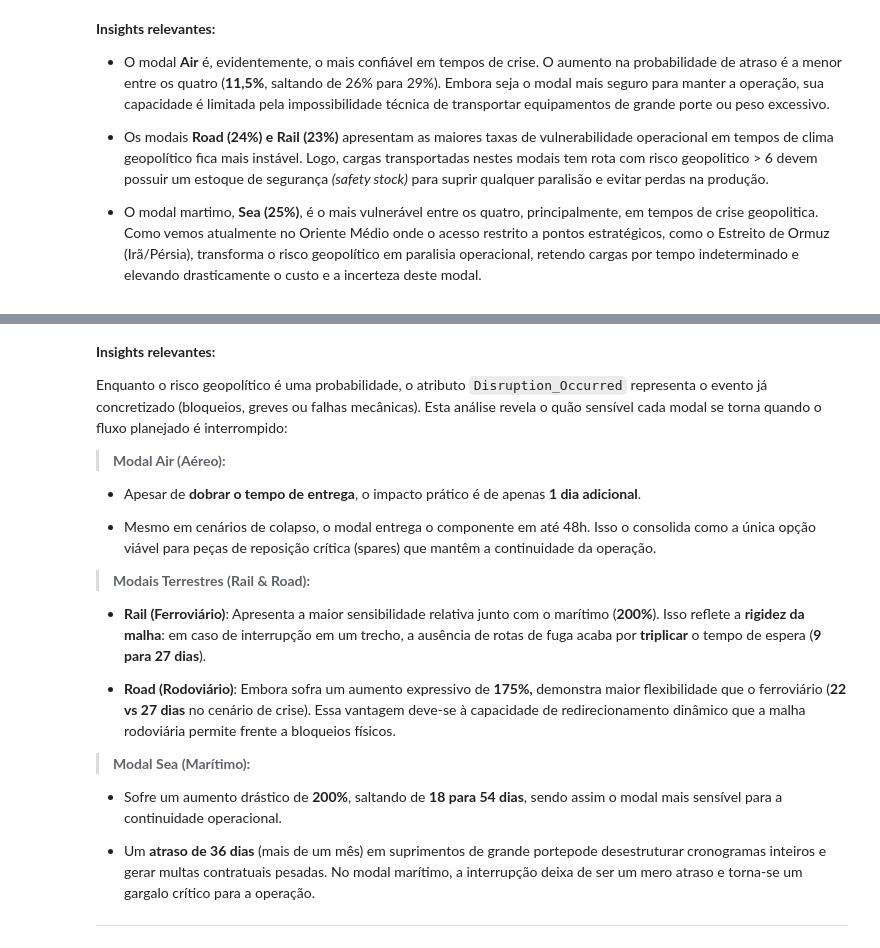
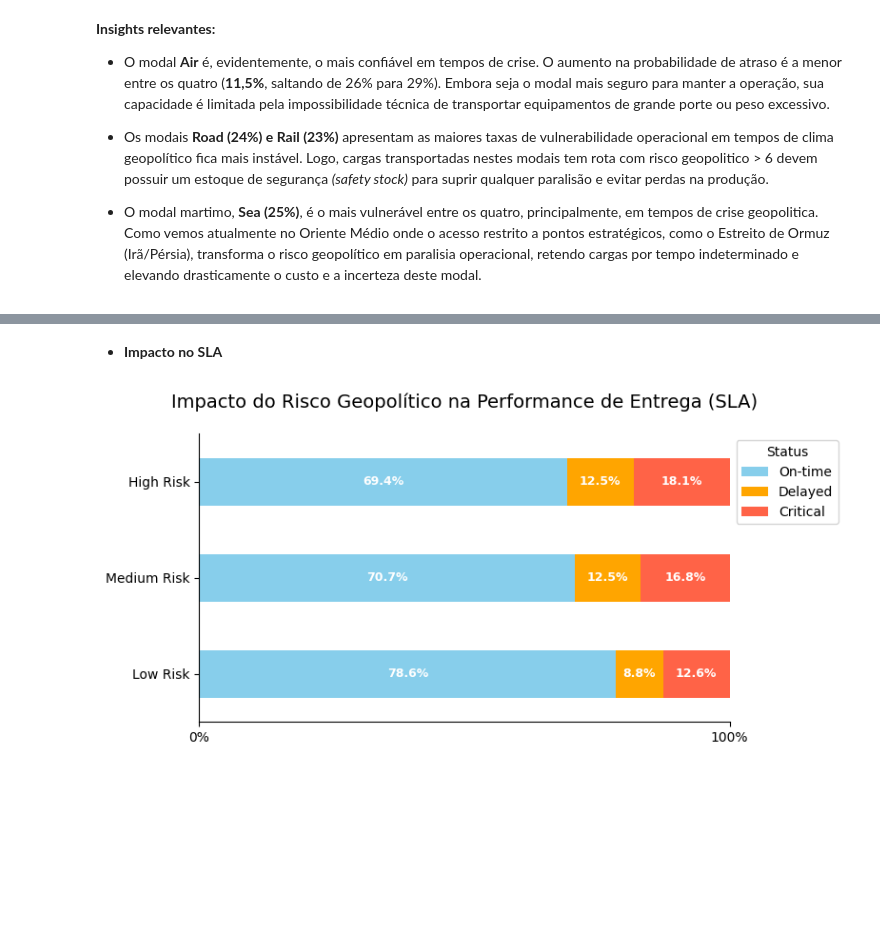
Before and after one commit to juliafarah/MVP_Data_Analysis, a Jupyter notebook: MVP_Data_Analysis.ipynb, the cells around one changed output, grey strips where cells are left out. Saved outputs shown, nothing was run; the diff lists cells and outputs as text; code cells hidden in the pictures; blank space fills up the shorter version.

```diff
--- a/MVP_Data_Analysis.ipynb
+++ b/MVP_Data_Analysis.ipynb
@@ -802,25 +834,52 @@ plt.show()
-# %% [markdown]
-**Insights relevantes:**
-
-Enquanto o risco geopolítico é uma probabilidade, o atributo `Disruption_Occurred` representa o evento já concretizado (bloqueios, greves ou falhas mecânicas). Esta análise revela o quão sensível cada modal se torna quando o fluxo planejado é interrompido:
-
-> **Modal Air (Aéreo):**
-
-* Apesar de **dobrar o tempo de entrega**, o impacto prático é de apenas **1 dia adicional**.
-
-* Mesmo em cenários de colapso, o modal entrega o componente em até 48h. Isso o consolida como a única opção viável para peças de reposição crítica (spares) que mantêm a continuidade da operação.
-
-> **Modais Terrestres (Rail & Road):**
-
-* **Rail (Ferroviário)**: Apresenta a maior sensibilidade relativa junto com o marítimo (**200%**). Isso reflete a **rigidez da malha**: em caso de interrupção em um trecho, a ausência de rotas de fuga acaba por **triplicar** o tempo de espera (**9 para 27 dias**).
-
-* **Road (Rodoviário)**: Embora sofra um aumento expressivo de **175%,** demonstra maior flexibilidade que o ferroviário (**22 vs 27 dias** no cenário de crise). Essa vantagem deve-se à capacidade de redirecionamento dinâmico que a malha rodoviária permite frente a bloqueios físicos.
-
-> **Modal Sea (Marítimo):**
-
-* Sofre um aumento drástico de **200%**, saltando de **18 para 54 dias**, sendo assim o modal mais sensível para a continuidade operacional.
-
-* Um **atraso de 36 dias** (mais de um mês) em suprimentos de grande portepode desestruturar cronogramas inteiros e gerar multas contratuais pesadas. No modal marítimo, a interrupção deixa de ser um mero atraso e torna-se um gargalo crítico para a operação.
-
-
-----
+# %% [markdown]
+* **Impacto no SLA**
+# %%
+# Criando categorias para o Risco Geopolítico (Discretização)
+
+# Definimos as faixas: 0-3 (Baixo), 3-7 (Médio), 7-10 (Alto)
+df_processed['Geopolitical_Risk_Level'] = pd.cut(df_processed['Geopolitical_Risk_Score'],
+                                                 bins=[-0.1, 0.3, 0.7, 1.01],
+                                                 labels=['Low Risk', 'Medium Risk', 'High Risk'])
+
+# Criando a tabela de frequências cruzadas (Crosstab)
+dist_geo = pd.crosstab(df_processed['Geopolitical_Risk_Level'],
+                       df_processed['Lead_Time_Category'],
+                       normalize='index') * 100
+
+# Reordenação (Garantir que os nomes batam com o que criamos antes)
+ordem_status = ['On-time', 'Delayed', 'Critical']
+dist_geo = dist_geo.reindex(columns=ordem_status)
+
+# Grafico
+fig, ax = plt.subplots(figsize=(8, 4))
+dist_geo.plot(kind='barh', stacked=True, ax=ax,
+              color=['#87CEEB', '#FFA500', '#FF6347'], edgecolor='none')
+
+# Adicionando os rótulos de porcentagem
+for p in ax.patches:
+    width = p.get_width()
+    if width > 3:
+        ax.annotate(f'{width:.1f}%',
+                    (p.get_x() + width / 2, p.get_y() + p.get_height() / 2),
+                    ha='center', va='center', color='white',
+                    fontweight='bold', fontsize=9)
+
+# Dataviz
+plt.title('Impacto do Risco Geopolítico na Performance de Entrega (SLA)', fontsize=14, pad=20)
+plt.xlabel('')
+plt.ylabel('')
+
+plt.legend(title='Status', bbox_to_anchor=(1.0, 1), loc='upper left')
+plt.xlim(0, 100)
+plt.xticks([0, 100]) # Set the tick locations
+ax.set_xticklabels(['0%', '100%'])
+
+# Removendo bordas desnecessárias
+for spine in ['top', 'right']:
+    ax.spines[spine].set_visible(False)
+
+
+plt.tight_layout()
+plt.show()
+# %% [output]
+[figure, added]
```
Also changed, not shown: parts of 44 cells of this notebook.
